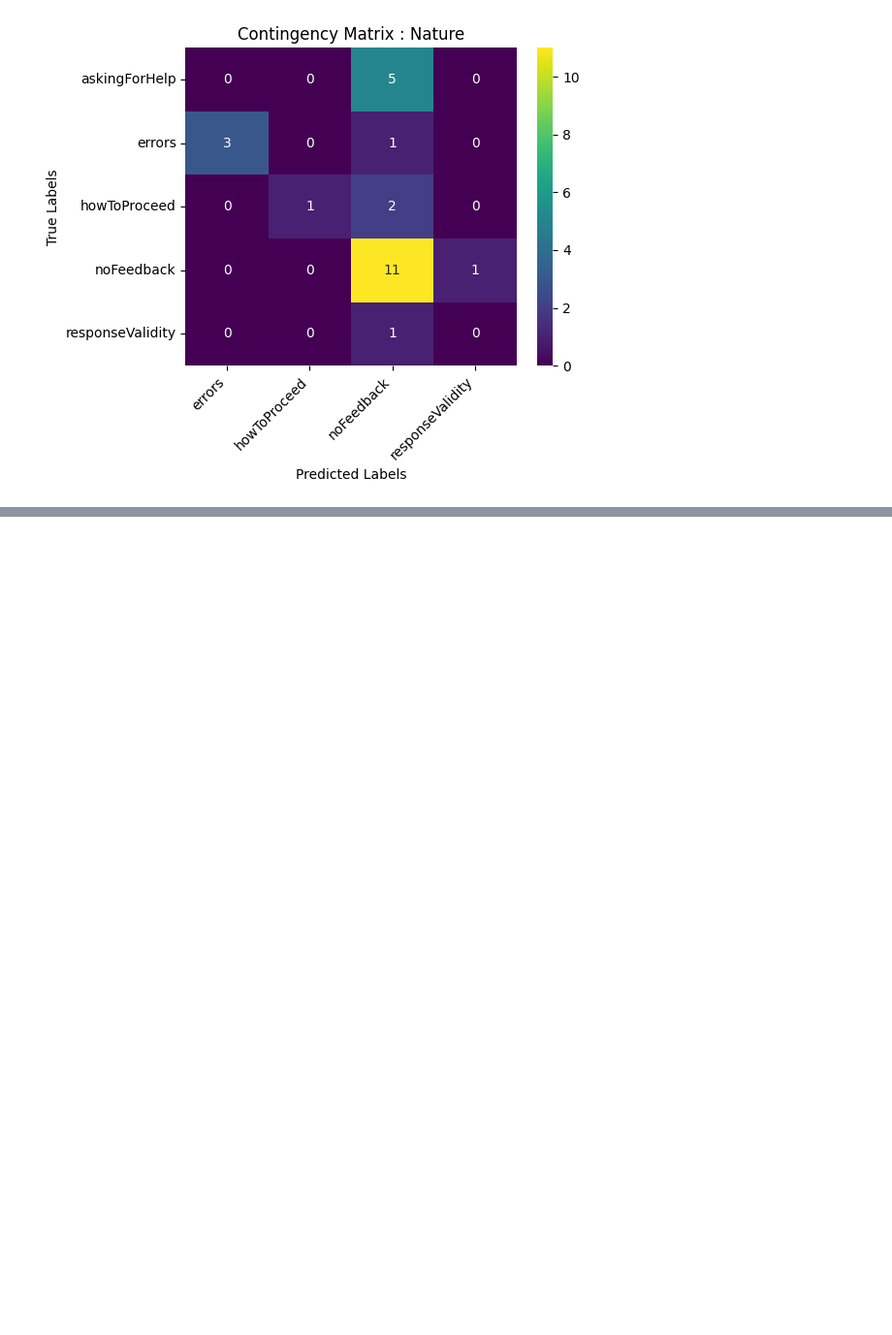
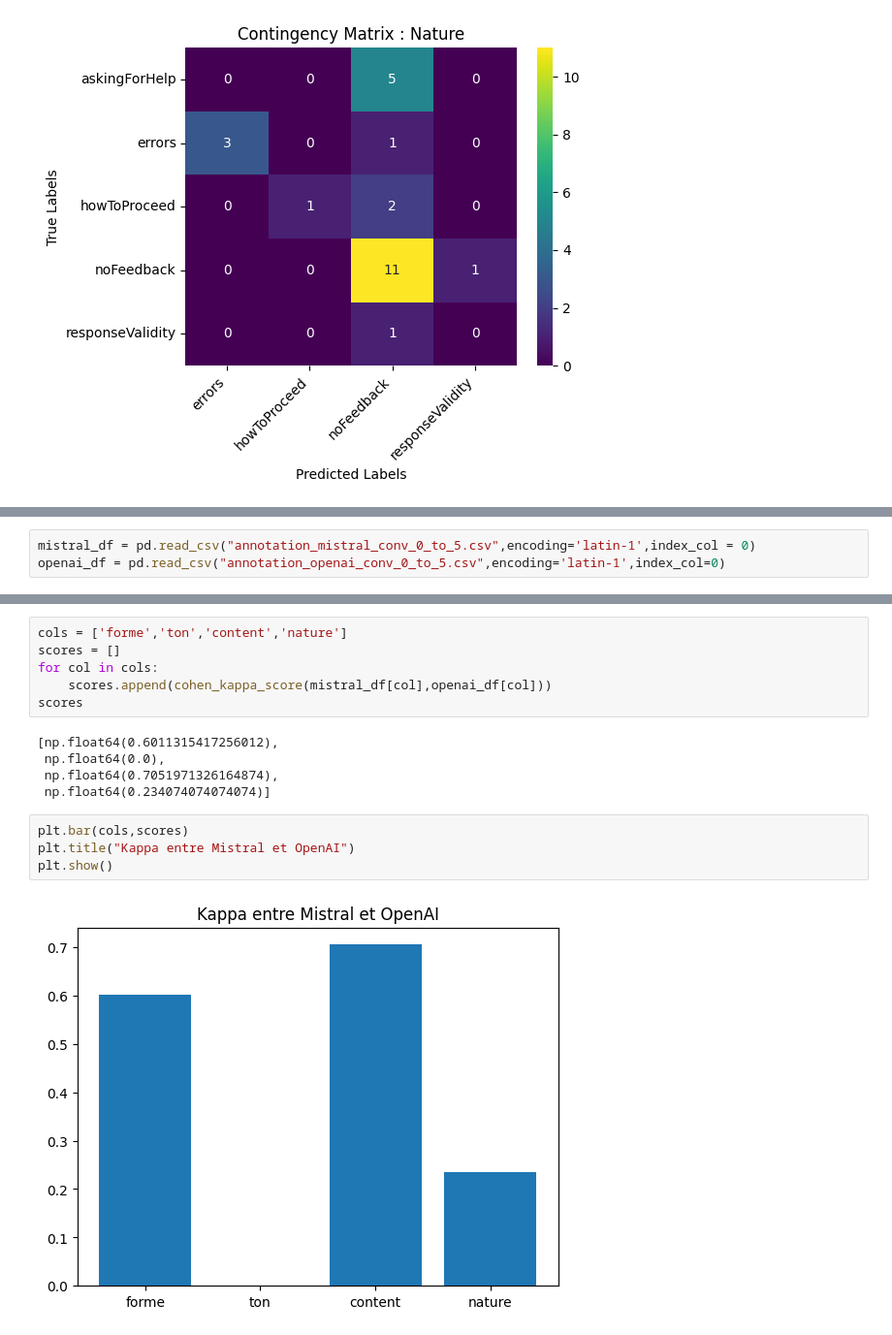
Before and after one commit to chloeboireaudevier/StageMIDL, a Jupyter notebook: kappa_cohen.ipynb, the cells around one changed output, grey strips where cells are left out. Shown at 97% size. Saved outputs shown, nothing was run; the diff lists cells and outputs as text; blank space fills up the shorter version.

Commit message:
Mistral clasifier + comaprison msitral-openai

```diff
--- a/kappa_cohen.ipynb
+++ b/kappa_cohen.ipynb
@@ -272,0 +275,3 @@ plt.show()
+# %%
+mistral_df = pd.read_csv("annotation_mistral_conv_0_to_5.csv",encoding='latin-1',index_col = 0)
+openai_df = pd.read_csv("annotation_openai_conv_0_to_5.csv",encoding='latin-1',index_col=0)
@@ -272,0 +296,17 @@ plt.show()
+# %%
+cols = ['forme','ton','content','nature']
+scores = []
+for col in cols:
+    scores.append(cohen_kappa_score(mistral_df[col],openai_df[col]))
+scores
+# %% [output]
+[np.float64(0.6011315417256012),
+ np.float64(0.0),
+ np.float64(0.7051971326164874),
+ np.float64(0.234074074074074)]
+# %%
+plt.bar(cols,scores)
+plt.title("Kappa entre Mistral et OpenAI")
+plt.show()
+# %% [output]
+[figure, added]
```
Also changed, not shown: parts of 5 cells of this notebook, 6 other files.
